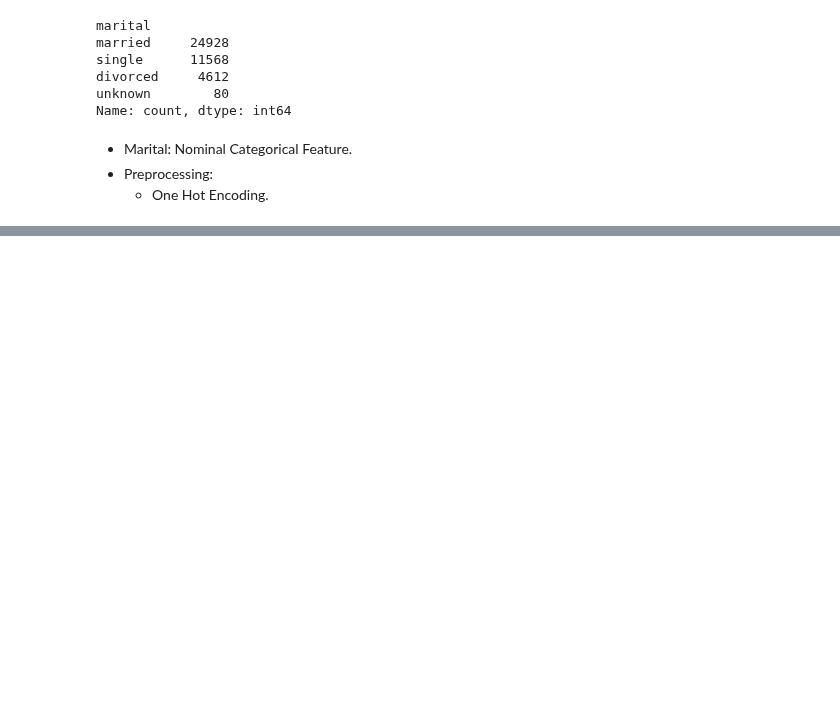
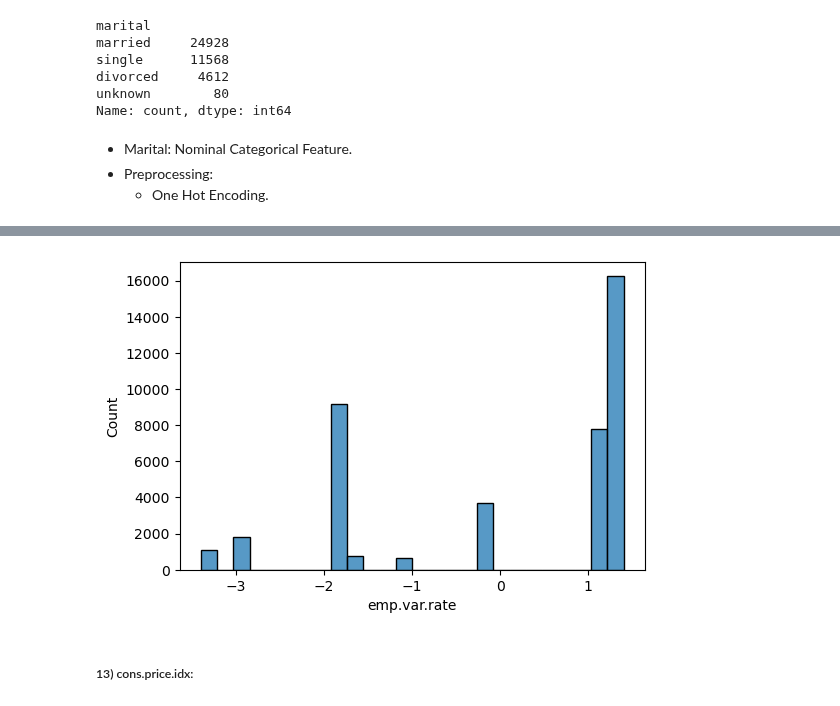
Before and after one commit to Shailya777/Learning-Logs, a Jupyter notebook: Machine_Learning/09_Clustering(Unsupervised Learning)/04_Practice_Project3(KMeans Clustering on Bank Data).ipynb, the cells around one changed output, grey strips where cells are left out. Saved outputs shown, nothing was run; the diff lists cells and outputs as text; code cells hidden in the pictures; blank space fills up the shorter version.

```diff
--- a/Machine_Learning/09_Clustering(Unsupervised Learning)/04_Practice_Project3(KMeans Clustering on Bank Data).ipynb
+++ b/Machine_Learning/09_Clustering(Unsupervised Learning)/04_Practice_Project3(KMeans Clustering on Bank Data).ipynb
@@ -256,0 +464,3 @@ marital_pipe = Pipeline([
+# %%
+# Dropping original 'campaign' feature:
+df.drop('campaign', axis= 1, inplace= True)
@@ -256,0 +515,2 @@ marital_pipe = Pipeline([
+# %%
+df['was_contacted'] = df['pdays'].apply(lambda x: 0 if x == 999 else 1)
@@ -256,0 +524,3 @@ marital_pipe = Pipeline([
+# %%
+# Dropping original 'pdays' feature:
+df.drop('pdays', axis= 1, inplace= True)
@@ -256,0 +570,2 @@ marital_pipe = Pipeline([
+# %%
+df.drop('previous', axis= 1, inplace= True)
@@ -256,0 +618,6 @@ marital_pipe = Pipeline([
+# %%
+plt.figure(figsize= (6,4))
+sns.histplot(data= df, x= 'emp.var.rate')
+plt.show()
+# %% [output]
+[figure, added]
@@ -256,0 +628,2 @@ marital_pipe = Pipeline([
+# %% [markdown]
+##### 13) cons.price.idx:
```
Also changed, not shown: parts of 66 cells of this notebook.
